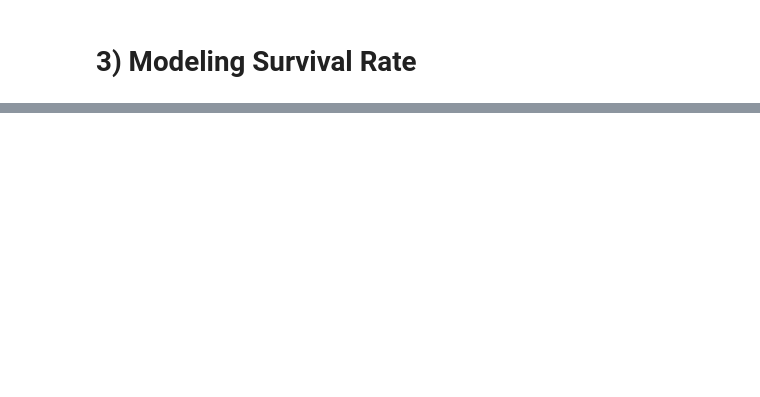
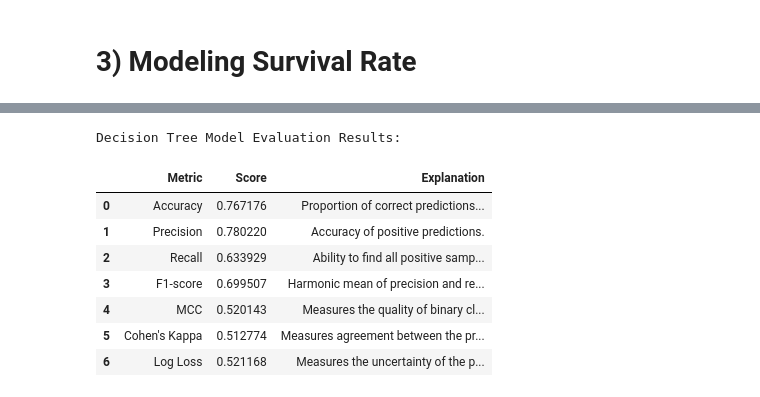
Before and after one commit to IvanBaroni/projects-in-data, a Jupyter notebook: Titanic_Dataset_Exploration_WIP.ipynb, the cells around one changed output, grey strips where cells are left out. Drawn from its saved outputs; the diff is of its cells as text; code cells hidden in the pictures; blank space fills up the shorter version.

```diff
--- a/Titanic_Dataset_Exploration_WIP.ipynb
+++ b/Titanic_Dataset_Exploration_WIP.ipynb
@@ -1042,0 +1123,51 @@ display(HTML(combined_html))
+# %%
+# Make predictions on the test set
+y_pred = decision_tree_model.predict(X_test)
+
+# Evaluate the model
+accuracy = accuracy_score(y_test, y_pred)
+precision = precision_score(y_test, y_pred)
+recall = recall_score(y_test, y_pred)
+f1 = f1_score(y_test, y_pred)
+
+# Add new metrics
+from sklearn.metrics import matthews_corrcoef, cohen_kappa_score, log_loss
+y_pred_proba = decision_tree_model.predict_proba(X_test)[:, 1] # Get probabilities for log loss
+
+mcc = matthews_corrcoef(y_test, y_pred)
+kappa = cohen_kappa_score(y_test, y_pred)
+logloss = log_loss(y_test, y_pred_proba)
+
+# Create a DataFrame to store the evaluation results
+DecisionTree_Eval = pd.DataFrame({
+    'Metric': ['Accuracy', 'Precision', 'Recall', 'F1-score', 'MCC', 'Cohen\'s Kappa', 'Log Loss'],
+    'Score': [accuracy, precision, recall, f1, mcc, kappa, logloss],
+    'Explanation': [
+        'Proportion of correct predictions overall.',
+        'Accuracy of positive predictions.',
+        'Ability to find all positive samples.',
+        'Harmonic mean of precision and recall.',
+        'Measures the quality of binary classifications, even with imbalanced classes.',
+        'Measures agreement between the predicted and actual classifications, correcting for chance agreement.',
+        'Measures the uncertainty of the predictions based on predicted probabilities.'
+    ]
+})
+
+print("Decision Tree Model Evaluation Results:")
+
+# Apply styling to the DataFrame
+styled_eval_table = DecisionTree_Eval.style.set_properties(subset=['Explanation'], **{'text-align': 'left', 'font-style': 'italic'}) # Make explanation italic
+styled_eval_table = styled_eval_table.set_properties(subset=['Metric'], **{'font-weight': 'bold'}) # Make Metric bold
+
+
+display(styled_eval_table)
+# %% [output]
+Decision Tree Model Evaluation Results:
+|  | Metric | Score | Explanation |
+| 0 | Accuracy | 0.767176 | Proportion of correct predictions... |
+| 1 | Precision | 0.780220 | Accuracy of positive predictions. |
+| 2 | Recall | 0.633929 | Ability to find all positive samp... |
+| 3 | F1-score | 0.699507 | Harmonic mean of precision and re... |
+| 4 | MCC | 0.520143 | Measures the quality of binary cl... |
+| 5 | Cohen's Kappa | 0.512774 | Measures agreement between the pr... |
+| 6 | Log Loss | 0.521168 | Measures the uncertainty of the p... |
```
Also changed, not shown: parts of 51 cells of this notebook.
